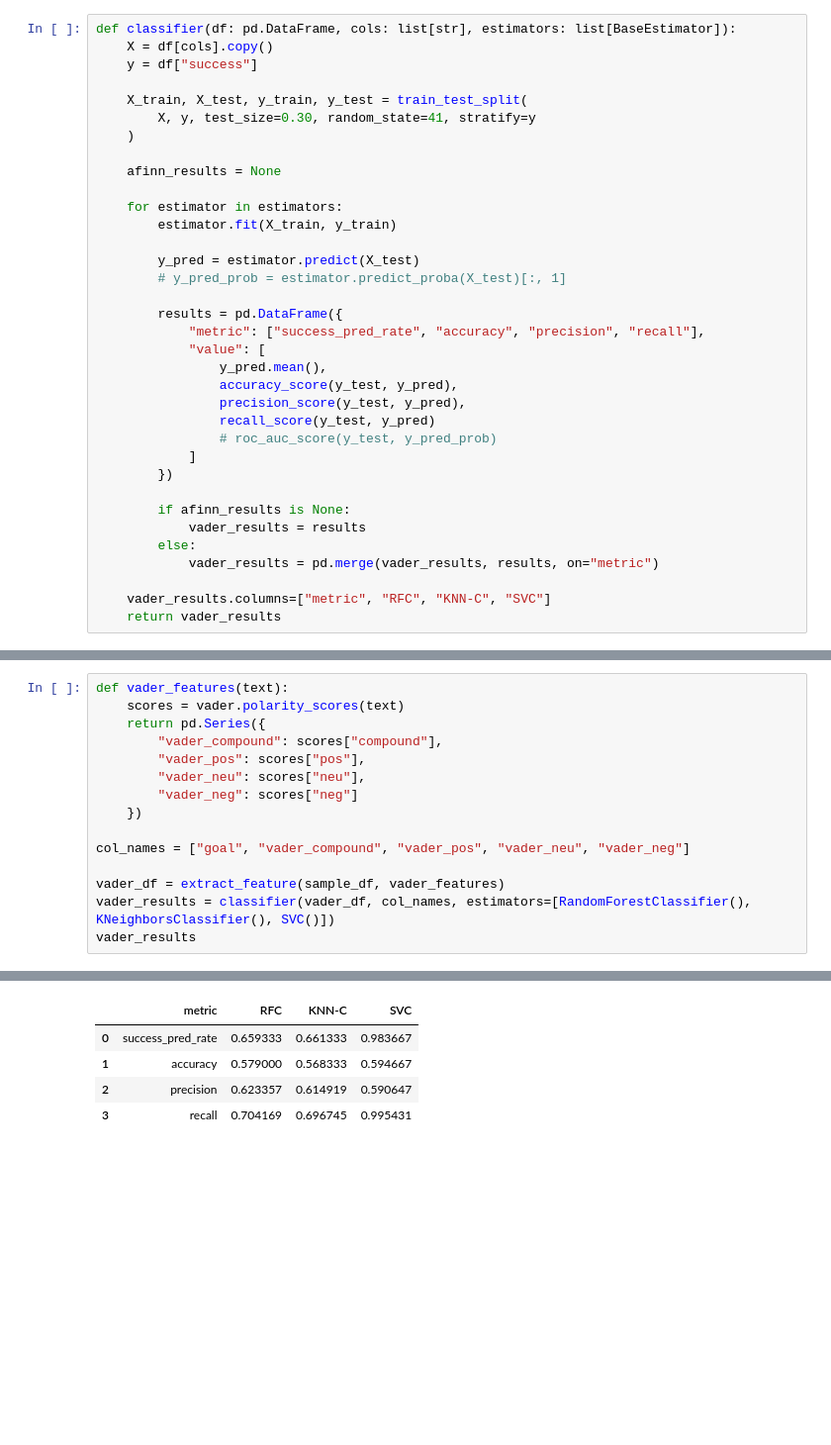
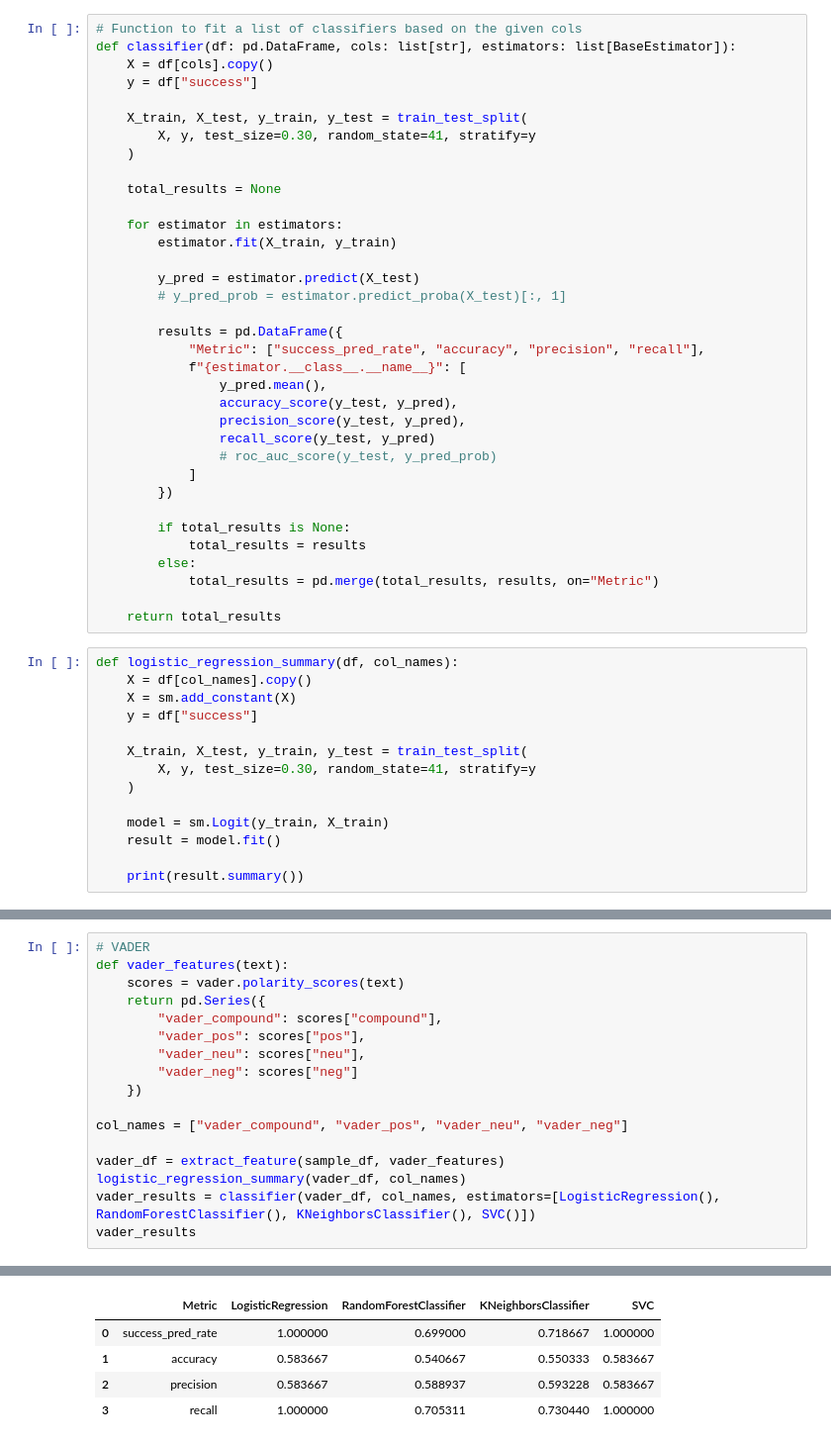
Before and after one commit to bozercavdar/kickstarter-project, a Jupyter notebook: off_the_shelf_lexicons.ipynb, the cells around one changed output, grey strips where cells are left out. Shown at 99% size. Drawn from its saved outputs; the diff is of its cells as text; blank space fills up the shorter version.

```diff
--- a/analysis_9.ipynb
+++ b/off_the_shelf_lexicons.ipynb
@@ -57,6 +65,7 @@ def extract_feature(df: pd.DataFrame, feature_extractor: Callable):
     df = df.join(df["blurb"].apply(feature_extractor))
     return df
 # %%
+# Function to fit a list of classifiers based on the given cols
 def classifier(df: pd.DataFrame, cols: list[str], estimators: list[BaseEstimator]):
     X = df[cols].copy()
     y = df["success"]
@@ -65,7 +74,7 @@ def classifier(df: pd.DataFrame, cols: list[str], estimators: list[BaseEstimator
         X, y, test_size=0.30, random_state=41, stratify=y
     )
 
-    afinn_results = None
+    total_results = None
 
     for estimator in estimators:
         estimator.fit(X_train, y_train)
@@ -74,8 +83,8 @@ def classifier(df: pd.DataFrame, cols: list[str], estimators: list[BaseEstimator
         # y_pred_prob = estimator.predict_proba(X_test)[:, 1]
 
         results = pd.DataFrame({
-            "metric": ["success_pred_rate", "accuracy", "precision", "recall"],
-            "value": [
+            "Metric": ["success_pred_rate", "accuracy", "precision", "recall"],
+            f"{estimator.__class__.__name__}": [
                 y_pred.mean(),
                 accuracy_score(y_test, y_pred),
                 precision_score(y_test, y_pred),
@@ -84,11 +93,24 @@ def classifier(df: pd.DataFrame, cols: list[str], estimators: list[BaseEstimator
             ]
         })
 
-        if afinn_results is None:
-            vader_results = results
+        if total_results is None:
+            total_results = results
         else:
-            vader_results = pd.merge(vader_results, results, on="metric")
+            total_results = pd.merge(total_results, results, on="Metric")
 
-    vader_results.columns=["metric", "RFC", "KNN-C", "SVC"]
-    return vader_results
+    return total_results
+# %%
+def logistic_regression_summary(df, col_names):
+    X = df[col_names].copy()
+    X = sm.add_constant(X)
+    y = df["success"]
+
+    X_train, X_test, y_train, y_test = train_test_split(
+        X, y, test_size=0.30, random_state=41, stratify=y
+    )
+
+    model = sm.Logit(y_train, X_train)
+    result = model.fit()
+
+    print(result.summary())
 # %%
@@ -109,6 +132,7 @@ sample_df
 | 82288 | 92297 | A 150+ page sci-fi graphic novel ... | 7500.0 | successful | 13982.200000 | Comics | True |
 10000 rows × 7 columns
 # %%
+# VADER
 def vader_features(text):
     scores = vader.polarity_scores(text)
     return pd.Series({
@@ -118,9 +142,10 @@ def vader_features(text):
         "vader_neg": scores["neg"]
     })
 
-col_names = ["goal", "vader_compound", "vader_pos", "vader_neu", "vader_neg"]
+col_names = ["vader_compound", "vader_pos", "vader_neu", "vader_neg"]
 
 vader_df = extract_feature(sample_df, vader_features)
-vader_results = classifier(vader_df, col_names, estimators=[RandomForestClassifier(), KNeighborsClassifier(), SVC()])
+logistic_regression_summary(vader_df, col_names)
+vader_results = classifier(vader_df, col_names, estimators=[LogisticRegression(), RandomForestClassifier(), KNeighborsClassifier(), SVC()])
 vader_results
 # %% [output]
@@ -127,8 +169,8 @@ vader_results
-|  | metric | RFC | KNN-C | SVC |
-| 0 | success_pred_rate | 0.659333 | 0.661333 | 0.983667 |
-| 1 | accuracy | 0.579000 | 0.568333 | 0.594667 |
-| 2 | precision | 0.623357 | 0.614919 | 0.590647 |
-| 3 | recall | 0.704169 | 0.696745 | 0.995431 |
+|  | Metric | LogisticRegression | RandomForestClassifier | KNeighborsClassifier | SVC |
+| 0 | success_pred_rate | 1.000000 | 0.699000 | 0.718667 | 1.000000 |
+| 1 | accuracy | 0.583667 | 0.540667 | 0.550333 | 0.583667 |
+| 2 | precision | 0.583667 | 0.588937 | 0.593228 | 0.583667 |
+| 3 | recall | 1.000000 | 0.705311 | 0.730440 | 1.000000 |
 # %%
 def afinn_features(text):
     score = afinn.score(text)
```
Also changed, not shown: parts of 10 cells of this notebook, 5 other files.
